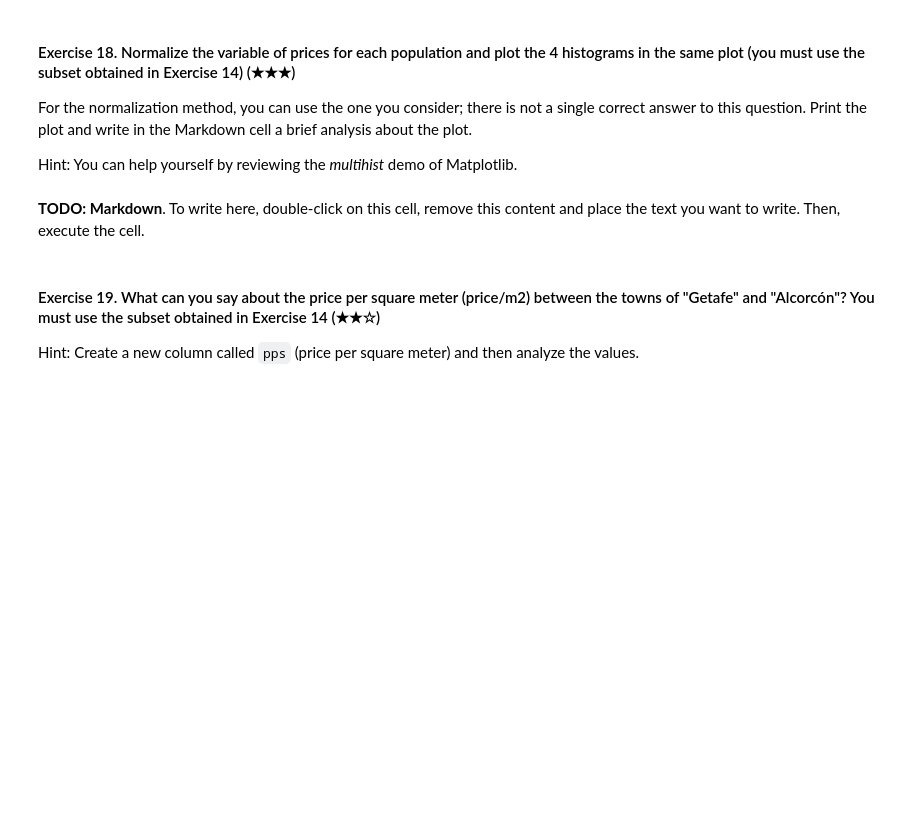
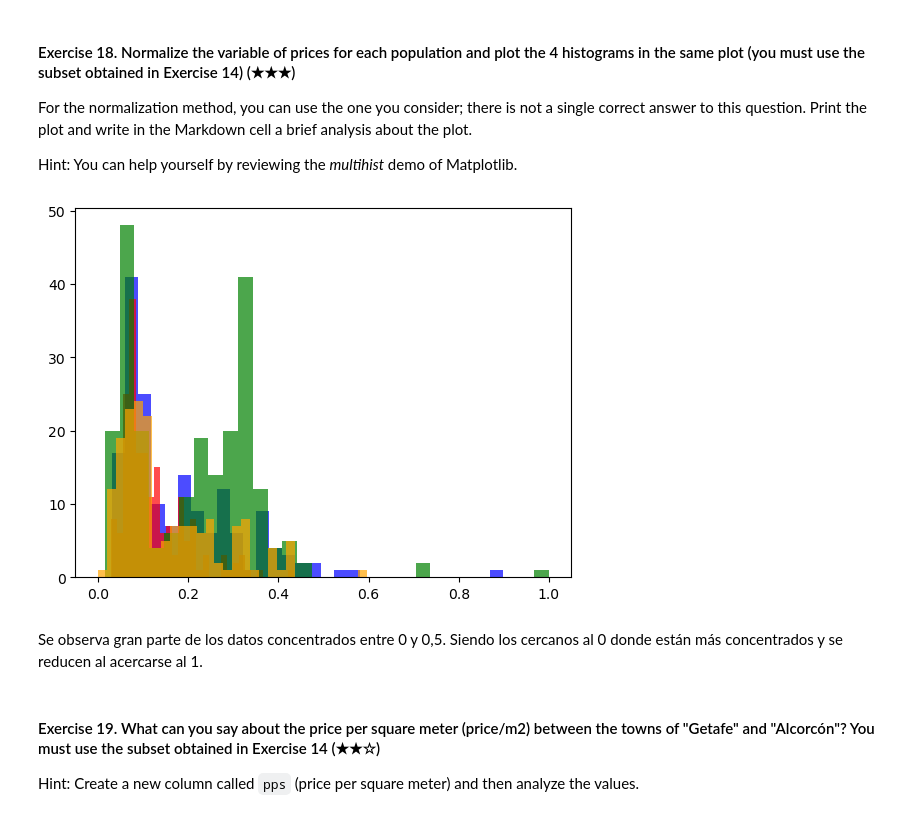
Before and after one commit to 4GeeksAcademy/realestate-datacleanup-exercise-course, a Jupyter notebook: project.ipynb, the cells around one changed output. Drawn from its saved outputs; the diff is of its cells as text; code cells hidden in the pictures; blank space fills up the shorter version.

```diff
--- a/project.ipynb
+++ b/project.ipynb
@@ -351,4 +384,8 @@ Print the bar of the median of the prices and write in the Markdown cell a brief
 
 Print both values for each variable.
 # %%
-# TODO
+ds_south_belt = ds_south_belt.dropna(subset=['price','rooms','surface','bathrooms']) # limpio de NAs el dataset
+mean_south_belt = ds_south_belt.groupby('level5')[['price','rooms','surface','bathrooms']].mean()   # media
+variance_south_belt = ds_south_belt.groupby('level5')[['price','rooms','surface','bathrooms']].var()    # varianza
+print("Mean:\n",mean_south_belt,"\n")
+print("Variance\n",variance_south_belt)
@@ -365,9 +433,29 @@ For the normalization method, you can use the one you consider; there is not a s
 
 Hint: You can help yourself by reviewing the *multihist* demo of Matplotlib.
 # %%
-# TODO
+import matplotlib.pyplot as plt
+ds_normalized = ds_south_belt.copy()
+# Normalización Min-Max
+for col in ds_south_belt.select_dtypes(include=['number']).columns:
+    X_min = ds_south_belt[col].min()
+    X_max = ds_south_belt[col].max()
+    # Xnorm = (x - Xmin)/(Xmax-Xmin)
+    ds_normalized[col] = ((ds_south_belt[col]) - X_min) / (X_max - X_min)
+# Filtro el Dataset por poblaciones
+ds_norm_alcorcon = ds_normalized.loc[ds_normalized['level5'] == 'Alcorcón', 'price']
+ds_norm_fuenlabrada = ds_normalized.loc[ds_normalized['level5'] == 'Fuenlabrada', 'price']
+ds_norm_getafe = ds_normalized.loc[ds_normalized['level5'] == 'Getafe', 'price']
+ds_norm_leganes = ds_normalized.loc[ds_normalized['level5'] == 'Leganés', 'price']
+# Plot
+plt.hist(ds_norm_alcorcon, bins=30, alpha=0.7, color='blue')
+plt.hist(ds_norm_fuenlabrada, bins=30, alpha=0.7, color='red')
+plt.hist(ds_norm_getafe, bins=30, alpha=0.7, color='green')
+plt.hist(ds_norm_leganes, bins=30, alpha=0.7, color='orange')
+plt.show()
+# %% [output]
+[figure, added]
 # %% [markdown]
-**TODO: Markdown**. To write here, double-click on this cell, remove this content and place the text you want to write. Then, execute the cell.
+Se observa gran parte de los datos concentrados entre 0 y 0,5. Siendo los cercanos al 0 donde están más concentrados y se reducen al acercarse al 1.
 # %% [markdown]
 #### Exercise 19. What can you say about the price per square meter (price/m2) between the towns of "Getafe" and "Alcorcón"? You must use the subset obtained in Exercise 14 (★★☆)
 
```
Also changed, not shown: parts of 22 cells of this notebook.
